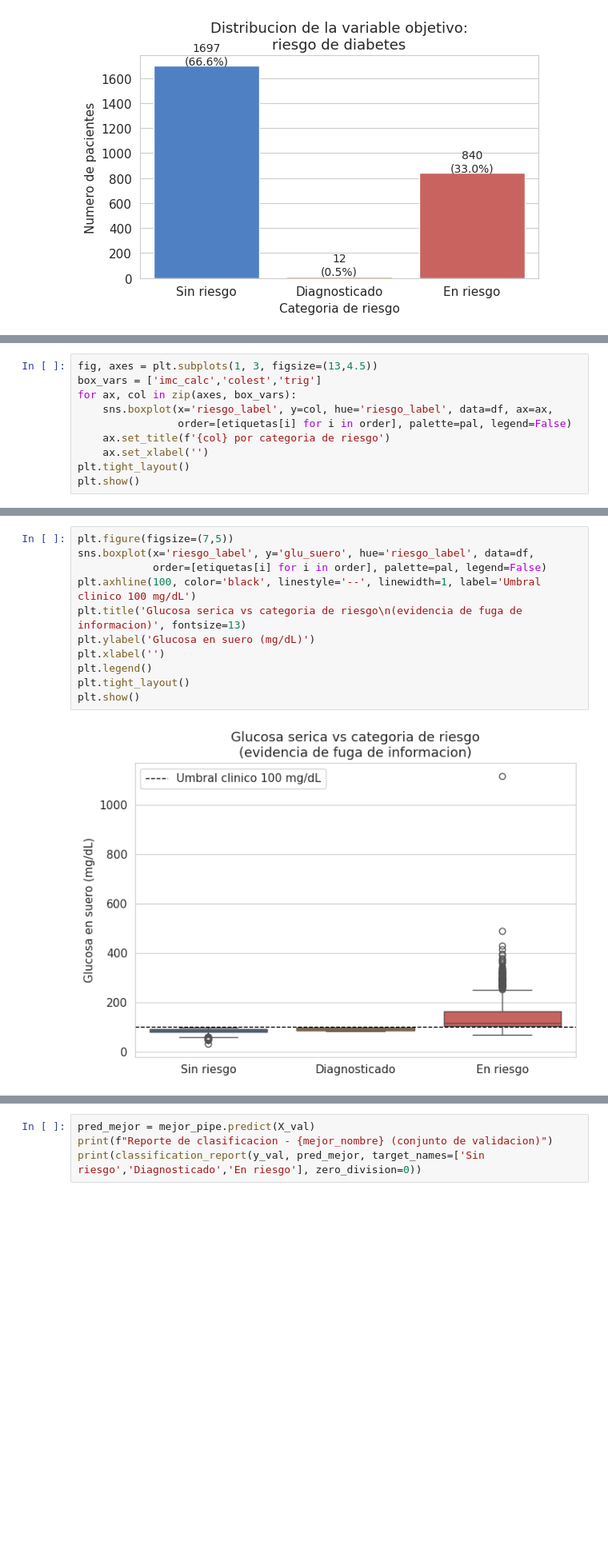
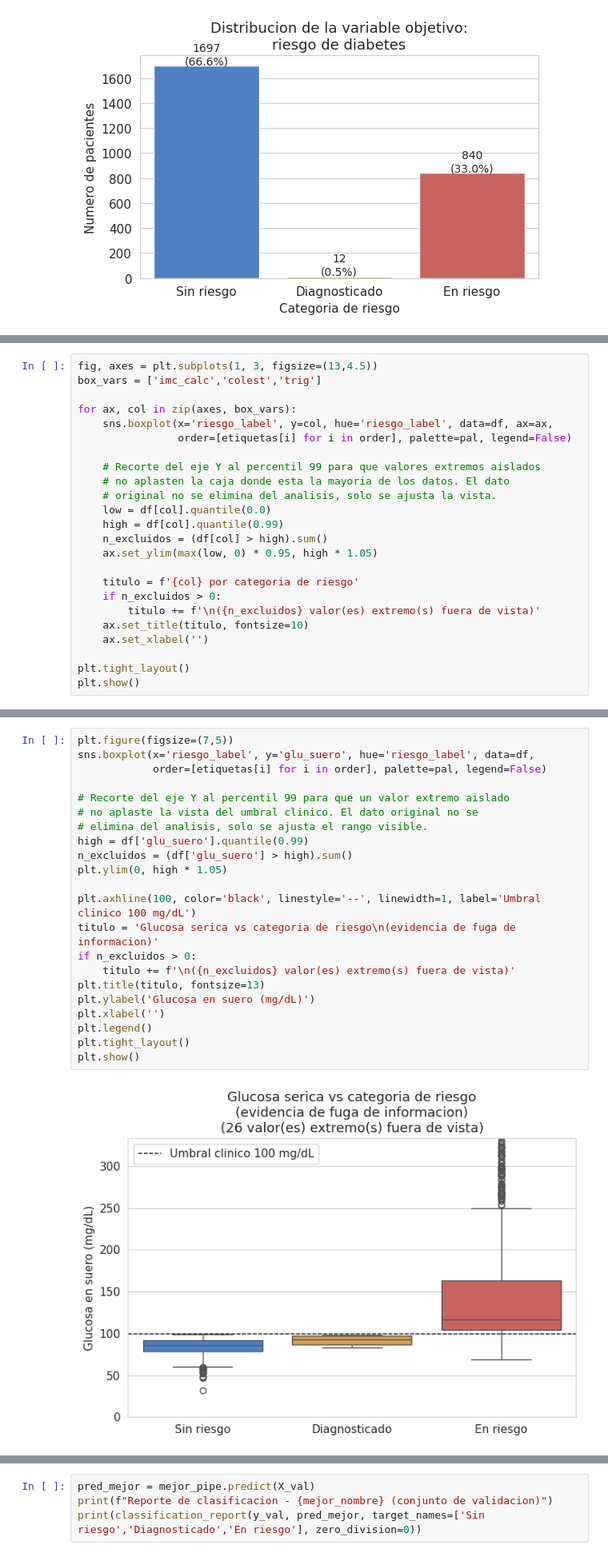
Before and after one commit to AlanDelAngel/diabetes_pacientes_mexicanos, a Jupyter notebook: Avance_Proyecto_Riesgo_Diabetes.ipynb, the cells around one changed output, grey strips where cells are left out. Shown at 80% size. Cells and saved outputs as stored; diff of their text form; blank space fills up the shorter version.

```diff
--- a/Avance_Proyecto_Riesgo_Diabetes.ipynb
+++ b/Avance_Proyecto_Riesgo_Diabetes.ipynb
@@ -339,11 +276,25 @@ candidato a beneficiarse de escalamiento estandar dentro del pipeline.
 # %%
 fig, axes = plt.subplots(1, 3, figsize=(13,4.5))
 box_vars = ['imc_calc','colest','trig']
+
 for ax, col in zip(axes, box_vars):
     sns.boxplot(x='riesgo_label', y=col, hue='riesgo_label', data=df, ax=ax,
                 order=[etiquetas[i] for i in order], palette=pal, legend=False)
-    ax.set_title(f'{col} por categoria de riesgo')
+
+    # Recorte del eje Y al percentil 99 para que valores extremos aislados
+    # no aplasten la caja donde esta la mayoria de los datos. El dato
+    # original no se elimina del analisis, solo se ajusta la vista.
+    low = df[col].quantile(0.0)
+    high = df[col].quantile(0.99)
+    n_excluidos = (df[col] > high).sum()
+    ax.set_ylim(max(low, 0) * 0.95, high * 1.05)
+
+    titulo = f'{col} por categoria de riesgo'
+    if n_excluidos > 0:
+        titulo += f'\n({n_excluidos} valor(es) extremo(s) fuera de vista)'
+    ax.set_title(titulo, fontsize=10)
     ax.set_xlabel('')
+
 plt.tight_layout()
 plt.show()
 # %% [output]
@@ -393,16 +340,27 @@ predictor porque puede aportar informacion en combinacion con otras variables.
 # %%
 plt.figure(figsize=(7,5))
 sns.boxplot(x='riesgo_label', y='glu_suero', hue='riesgo_label', data=df,
             order=[etiquetas[i] for i in order], palette=pal, legend=False)
+
+# Recorte del eje Y al percentil 99 para que un valor extremo aislado
+# no aplaste la vista del umbral clinico. El dato original no se
+# elimina del analisis, solo se ajusta el rango visible.
+high = df['glu_suero'].quantile(0.99)
+n_excluidos = (df['glu_suero'] > high).sum()
+plt.ylim(0, high * 1.05)
+
 plt.axhline(100, color='black', linestyle='--', linewidth=1, label='Umbral clinico 100 mg/dL')
-plt.title('Glucosa serica vs categoria de riesgo\n(evidencia de fuga de informacion)', fontsize=13)
+titulo = 'Glucosa serica vs categoria de riesgo\n(evidencia de fuga de informacion)'
+if n_excluidos > 0:
+    titulo += f'\n({n_excluidos} valor(es) extremo(s) fuera de vista)'
+plt.title(titulo, fontsize=13)
 plt.ylabel('Glucosa en suero (mg/dL)')
 plt.xlabel('')
 plt.legend()
 plt.tight_layout()
 plt.show()
 # %% [output]
-[figure, old version]
+[figure, new version]
 # %% [markdown]
 **Interpretacion (relevante para la seccion 10).** Se observa que **todas** las personas
 "sin riesgo" tienen glucosa serica menor o igual a 100 mg/dL y prácticamente todas las personas
```
Also changed, not shown: parts of 41 cells of this notebook.
